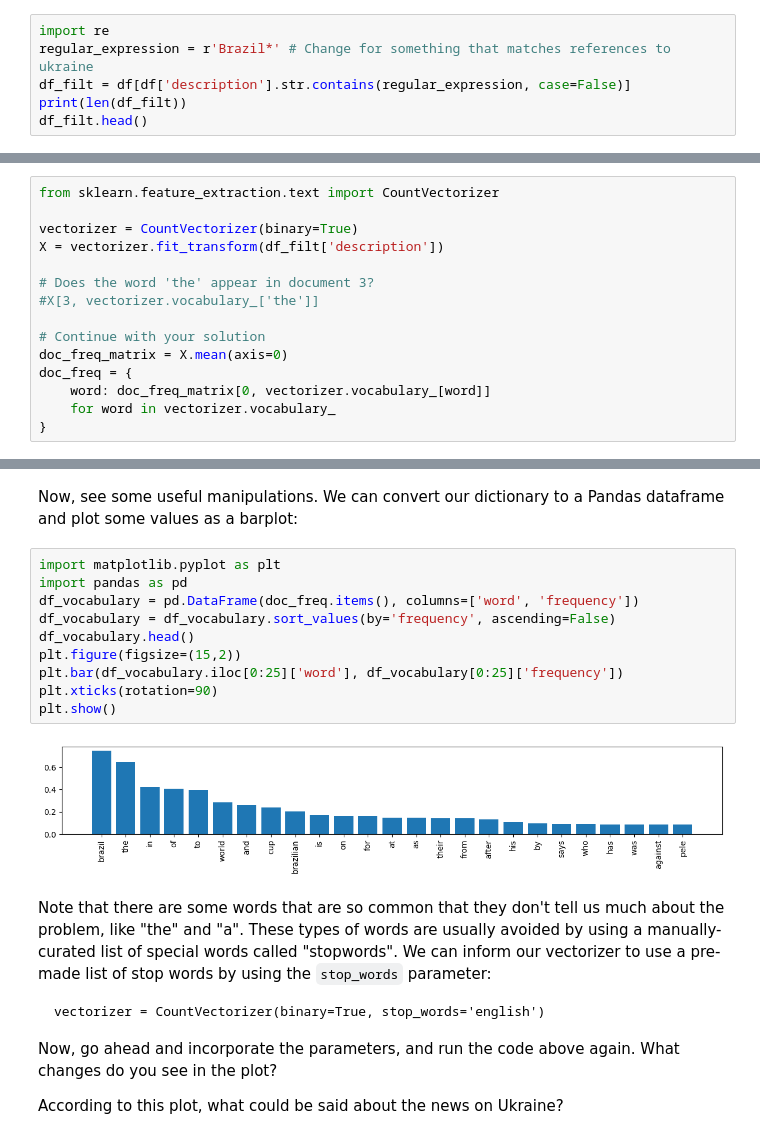
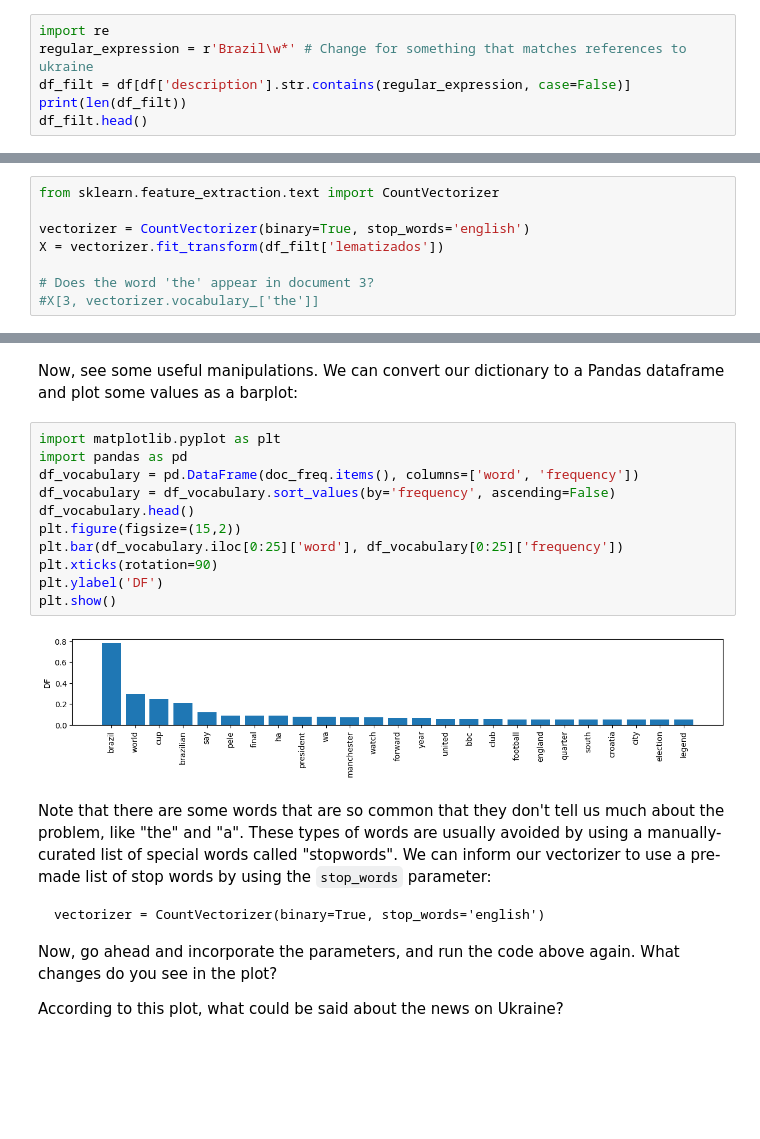
Before and after one commit to tiagoft/nlp_course, a Jupyter notebook: notebooks/02-regex_opinion_mining.ipynb, the cells around one changed output, grey strips where cells are left out. Saved outputs shown, nothing was run; the diff lists cells and outputs as text; blank space fills up the shorter version.

Commit message:
Solutions for these classes

```diff
--- a/notebooks/02-regex_opinion_mining.ipynb
+++ b/notebooks/02-regex_opinion_mining.ipynb
@@ -40,7 +40,7 @@ First of all, we will need to find all news articles that talk about Brazil.
 We will need a regular expression that matches all of Brazil, Brazilian, and so on, and then we can use Pandas' built in methods to filter out the news:
 # %%
 import re
-regular_expression = r'Brazil*' # Change for something that matches references to ukraine
+regular_expression = r'Brazil\w*' # Change for something that matches references to ukraine
 df_filt = df[df['description'].str.contains(regular_expression, case=False)]
 print(len(df_filt))
 df_filt.head()
@@ -93,15 +93,8 @@ HINT: use `np.mean(x ,axis=0)` to calculate the mean value of a matrix along the
 # %%
 from sklearn.feature_extraction.text import CountVectorizer
 
-vectorizer = CountVectorizer(binary=True)
-X = vectorizer.fit_transform(df_filt['description'])
+vectorizer = CountVectorizer(binary=True, stop_words='english')
+X = vectorizer.fit_transform(df_filt['lematizados'])
 
 # Does the word 'the' appear in document 3?
 #X[3, vectorizer.vocabulary_['the']]
-
-# Continue with your solution
-doc_freq_matrix = X.mean(axis=0)
-doc_freq = {
-    word: doc_freq_matrix[0, vectorizer.vocabulary_[word]]
-    for word in vectorizer.vocabulary_
-}
@@ -112,15 +118,16 @@ Now, see some useful manipulations. We can convert our dictionary to a Pandas da
 # %%
 import matplotlib.pyplot as plt
 import pandas as pd
 df_vocabulary = pd.DataFrame(doc_freq.items(), columns=['word', 'frequency'])
 df_vocabulary = df_vocabulary.sort_values(by='frequency', ascending=False)
 df_vocabulary.head()
 plt.figure(figsize=(15,2))
 plt.bar(df_vocabulary.iloc[0:25]['word'], df_vocabulary[0:25]['frequency'])
 plt.xticks(rotation=90)
+plt.ylabel('DF')
 plt.show()
 # %% [output]
-[figure, old version]
+[figure, new version]
 # %% [markdown]
 Note that there are some words that are so common that they don't tell us much about the problem, like "the" and "a". These types of words are usually avoided by using a manually-curated list of special words called "stopwords". We can inform our vectorizer to use a pre-made list of stop words by using the `stop_words` parameter:
 
```
Also changed, not shown: parts of 9 cells of this notebook, 1 other file.
